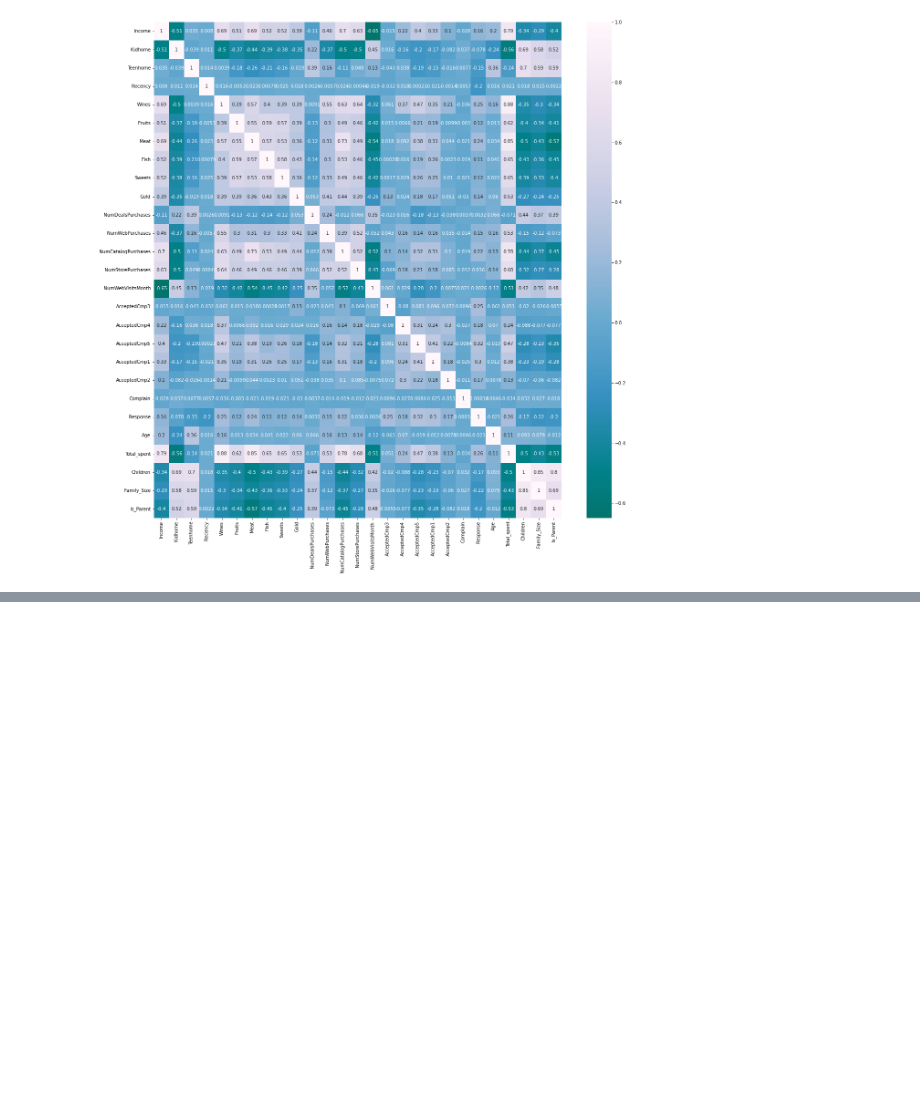
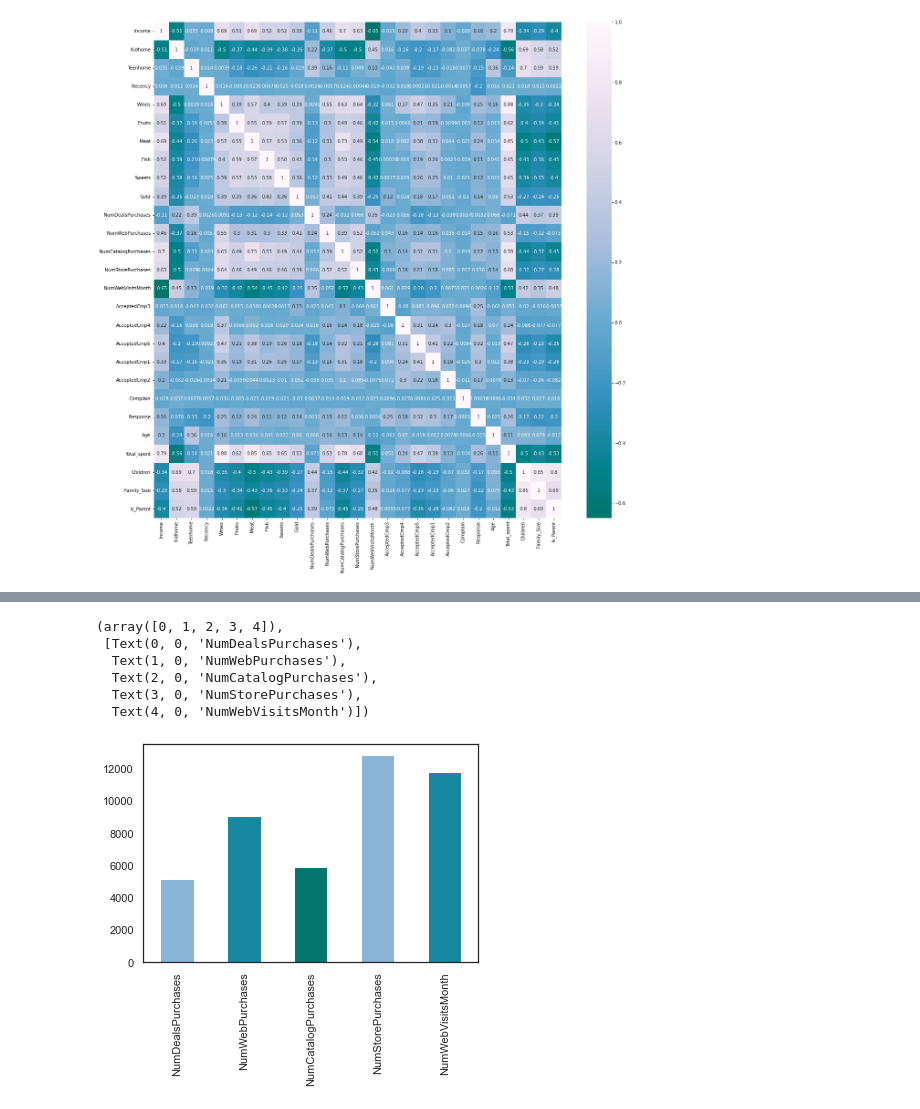
Before and after one commit to Charan1kh/Customer-Segmentation-and-Personality-Analysis-Using-Predictive-Modeling, a Jupyter notebook: Customer_segmentation_analysis.ipynb, the cells around one changed output, grey strips where cells are left out. Saved outputs shown, nothing was run; the diff lists cells and outputs as text; code cells hidden in the pictures; blank space fills up the shorter version.

```diff
--- a/Customer_segmentation_analysis.ipynb
+++ b/Customer_segmentation_analysis.ipynb
@@ -317,0 +337,15 @@ plt.show()
+# %%
+# visual: customer purchase preference or customers prefered shopping platform
+
+visits = data.columns.tolist()[11:16]
+visits_data = data[visits].sum()
+visits_data.plot(kind = "bar", color = ["#8ab4d6", "#1887a0", "#03756d"])
+plt.xticks(rotation=90)
+# %% [output]
+(array([0, 1, 2, 3, 4]),
+ [Text(0, 0, 'NumDealsPurchases'),
+  Text(1, 0, 'NumWebPurchases'),
+  Text(2, 0, 'NumCatalogPurchases'),
+  Text(3, 0, 'NumStorePurchases'),
+  Text(4, 0, 'NumWebVisitsMonth')])
+[figure, added]
```
Also changed, not shown: parts of 5 cells of this notebook.
